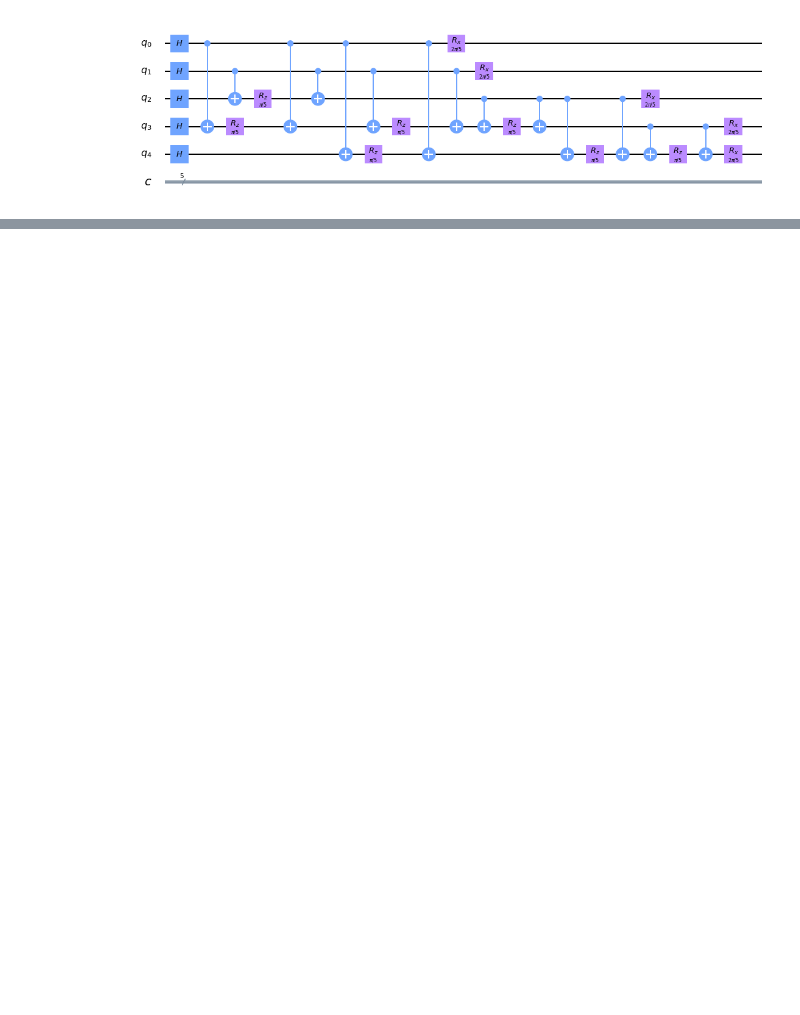
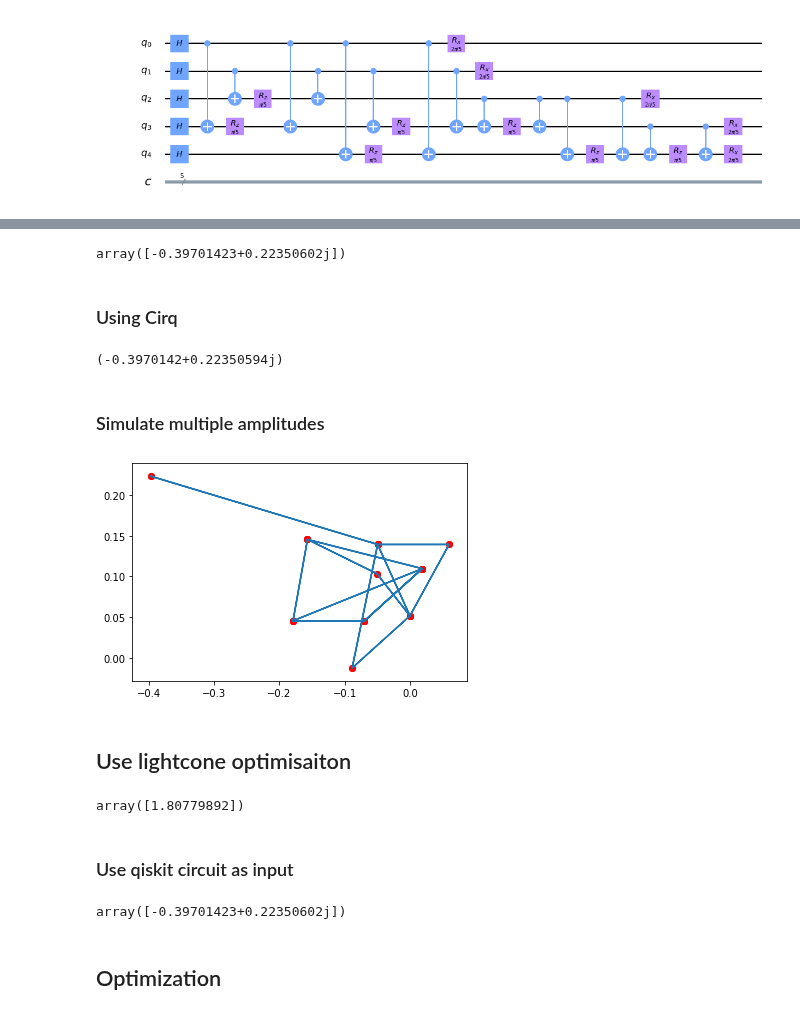
Before and after one commit to danlkv/QTensor, a Jupyter notebook: examples/QTensor usage.ipynb, the cells around one changed output, grey strips where cells are left out. Cells and saved outputs as stored; diff of their text form; code cells hidden in the pictures; blank space fills up the shorter version.

Commit message:
add example notebook for qensor

```diff
--- a/examples/QTensor usage.ipynb
+++ b/examples/QTensor usage.ipynb
@@ -59,7 +69,7 @@ class QiskitQAOAComposer(QAOAComposer, QiskitCreator):
 # %%
 p = 1
-cirq_qaoa = QiskitQAOAComposer(G, gamma=[.1]*p, beta=[.2]*p)
-cirq_qaoa.ansatz_state()
-cirq_qaoa.circuit.draw('mpl')
+qiskit_qaoa = QiskitQAOAComposer(G, gamma=[.1]*p, beta=[.2]*p)
+qiskit_qaoa.ansatz_state()
+qiskit_qaoa.circuit.draw('mpl')
 # %% [output]
 [figure]
@@ -65,0 +81,3 @@ cirq_qaoa.circuit.draw('mpl')
+# %%
+com = QtreeQAOAComposer(G, gamma=[.1]*p, beta=[.2]*p)
+com.ansatz_state()
@@ -65,0 +102,9 @@ cirq_qaoa.circuit.draw('mpl')
+# %%
+sim = QtreeSimulator()
+first_amp = sim.simulate(com.circuit)
+
+first_amp
+# %% [output]
+array([-0.39701423+0.22350602j])
+# %% [markdown]
+### Using Cirq
@@ -65,0 +113,23 @@ cirq_qaoa.circuit.draw('mpl')
+# %%
+cirq_sim = CirqSimulator()
+cirq_measure = cirq_sim.simulate(cirq_qaoa.circuit)
+
+cirq_first_amp = cirq_measure.final_state[0]
+cirq_first_amp
+# %% [output]
+(-0.3970142+0.22350594j)
+# %% [markdown]
+### Simulate multiple amplitudes
+# %%
+state = sim.simulate_batch(com.circuit, batch_vars=com.n_qubits)
+
+# Plot real vs imaginary parts of Qtree vs Cirq simulator results
+plt.plot(np.real(state), np.imag(state))
+plt.scatter(*[f(cirq_measure.final_state) for f in [np.real, np.imag]], c='red')
+
+# Check for correctness
+assert np.allclose(state, cirq_measure.final_state)
+# %% [output]
+[figure, added]
+# %% [markdown]
+## Use lightcone optimisaiton
@@ -65,0 +139,9 @@ cirq_qaoa.circuit.draw('mpl')
+# %%
+from qensor.QAOASimulator import QAOAQtreeSimulator
+qaoa_sim = QAOAQtreeSimulator(QtreeQAOAComposer)
+
+qaoa_sim.energy_expectation(G, gamma=[.1]*p, beta=[.2]*p)
+# %% [output]
+array([1.80779892])
+# %% [markdown]
+### Use qiskit circuit as input
@@ -65,0 +150,8 @@ cirq_qaoa.circuit.draw('mpl')
+# %%
+n, qc = from_qiskit_circuit(qiskit_qaoa.circuit)
+all_gates = sum(qc, [])
+sim.simulate(all_gates)
+# %% [output]
+array([-0.39701423+0.22350602j])
+# %% [markdown]
+## Optimization
```
Also changed, not shown: parts of 17 cells of this notebook.
